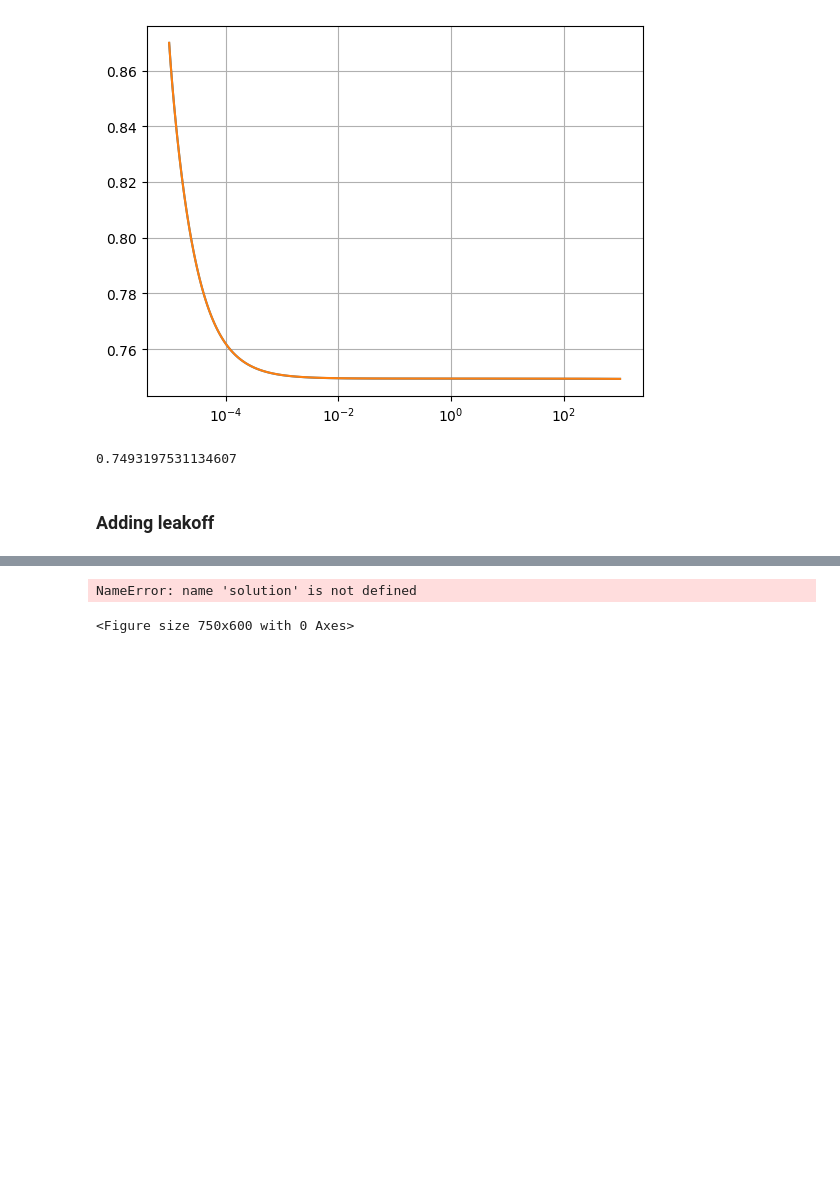
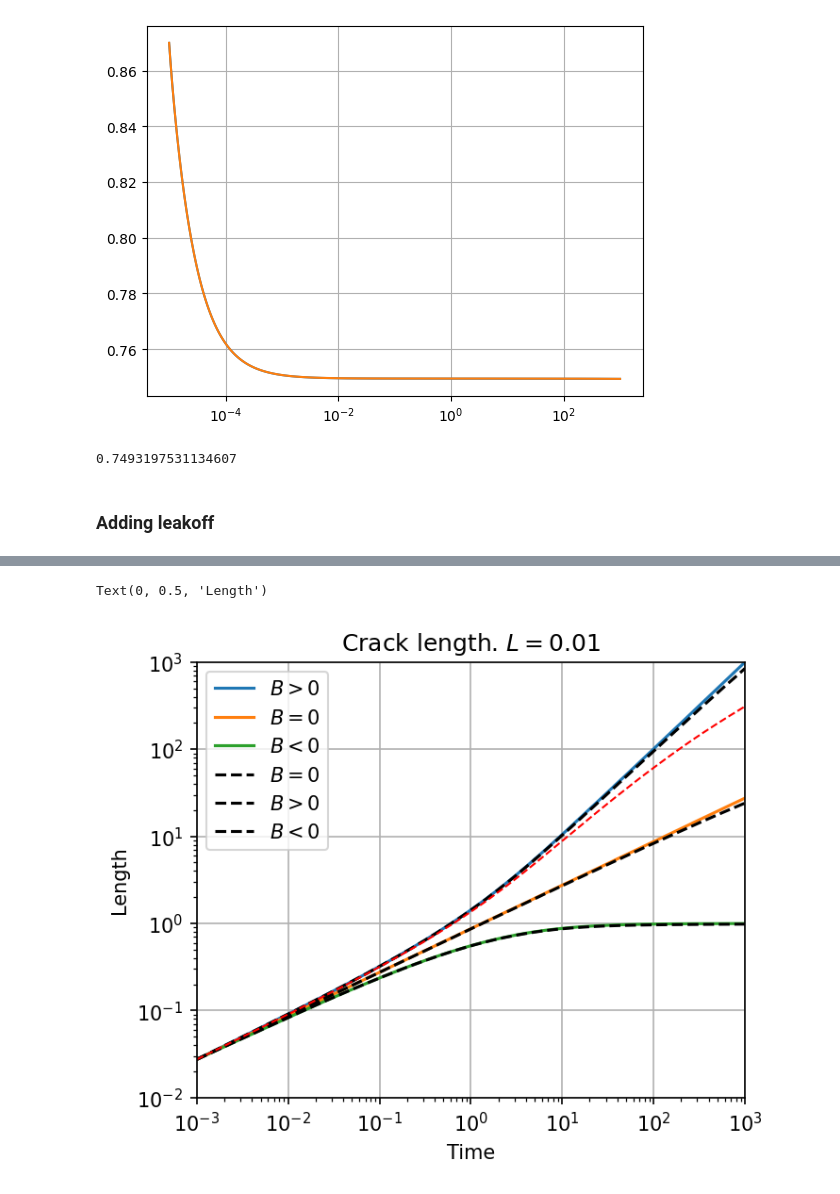
Before and after one commit to dashadem/CO2lovers, a Jupyter notebook: nonlinear.ipynb, the cells around one changed output, grey strips where cells are left out. Saved outputs shown, nothing was run; the diff lists cells and outputs as text; code cells hidden in the pictures; blank space fills up the shorter version.

```diff
--- a/nonlinear.ipynb
+++ b/nonlinear.ipynb
@@ -1143,27 +1183,26 @@ a[-1]
 # %%
 plt.figure(figsize = (5,4),dpi = 150)
 
-# plt.plot(sol1T['time'],sol1T['length'], label = '$B > 0$')
-# plt.plot(sol0T['time'],sol0T['length'], label = '$B = 0$')
-# plt.plot(sol1_T['time'],sol1_T['length'], label = '$B < 0$')
+plt.plot(sol1['time'],sol1['length'], label = '$B > 0$')
+plt.plot(sol0['time'],sol0['length'], label = '$B = 0$')
+plt.plot(sol1_['time'],sol1_['length'], label = '$B < 0$')
 
-# plt.plot(sol0['time'][:500],sol0['length'][:500], '--k')
-# plt.plot(sol0['time'][3500:],sol0['length'][3500:], '--k')
-# plt.plot(sol1['time'][4500:],sol1['length'][4500:], '--k')
-# plt.plot(sol1_['time'][4500:],sol1_['length'][4500:], '--k')
+plt.plot(sol0L['time'],sol0L['length'], '--k', label = '$B = 0$')
+plt.plot(sol1L['time'],sol1L['length'], '--k', label = '$B > 0$')
+plt.plot(sol1_L['time'],sol1_L['length'], '--k', label = '$B < 0$')
 
-plt.plot(solution['time'], solution['length'], '--k', linewidth = 1)
+plt.plot(solution['time'], solution['length'], '--r', linewidth = 1)
 
 plt.grid()
 plt.xscale('log')
 plt.yscale('log')
 plt.xlim([10**(-3), 10**3])
 plt.ylim([10**(-2), 10**3])
 plt.legend()
-plt.title('Crack length. $\Omega(1)=0.6$')
+plt.title('Crack length. $L = 0.01$')
 plt.xlabel('Time')
 plt.ylabel('Length')
 # %% [output]
-NameError: name 'solution' is not defined
+Text(0, 0.5, 'Length')
-<Figure size 750x600 with 0 Axes>
+[figure, added]
 # %%
```
Also changed, not shown: parts of 15 cells of this notebook.
